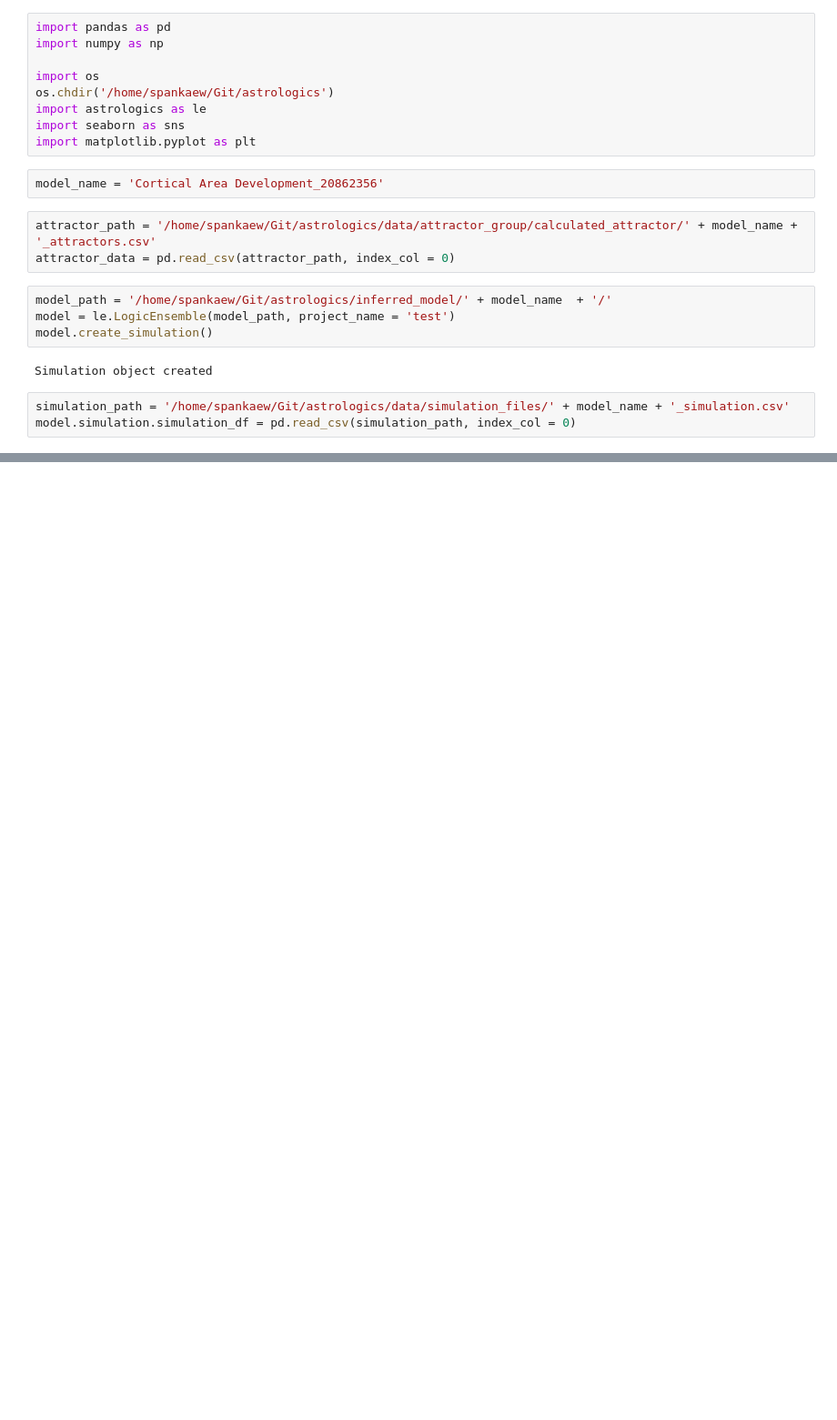
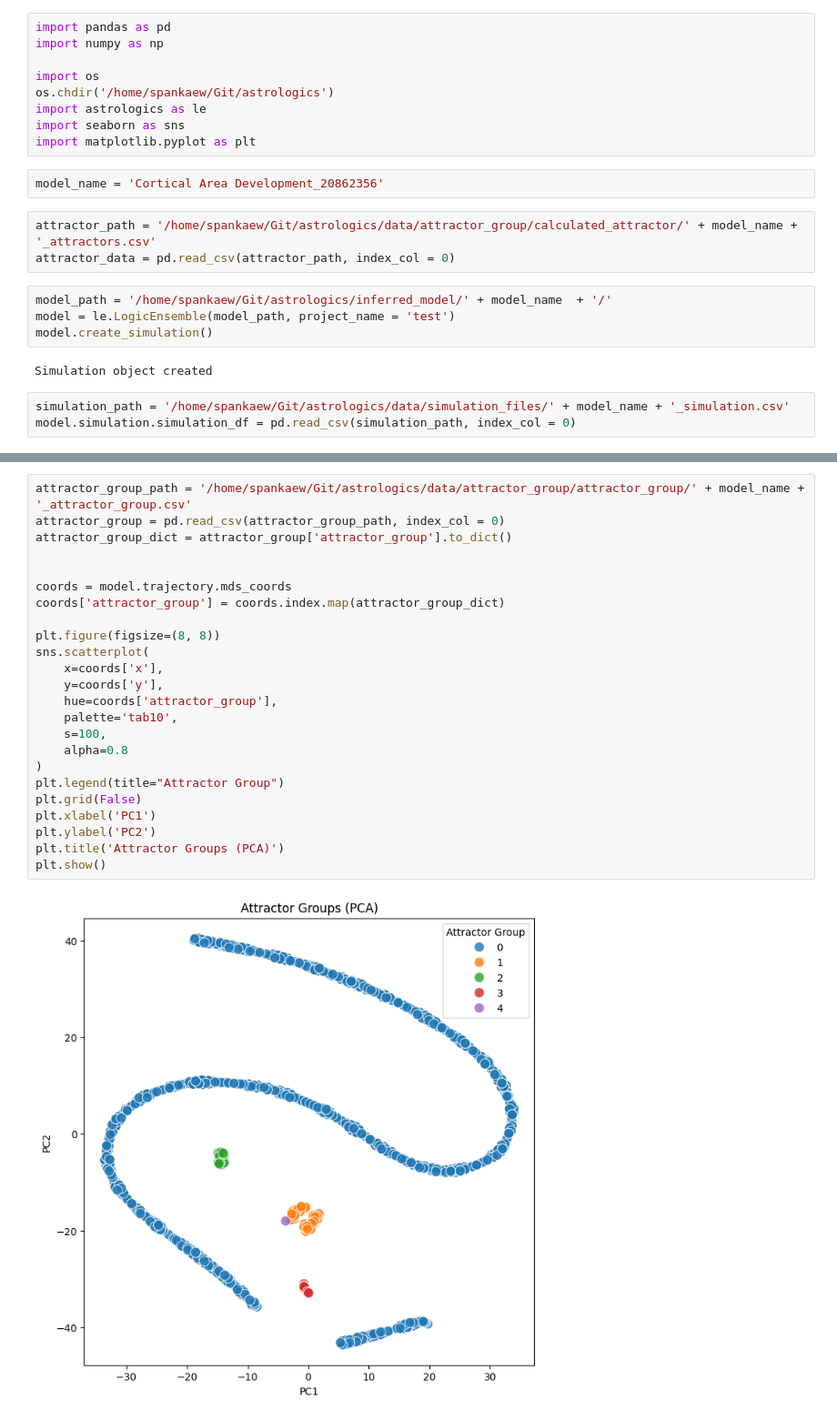
Before and after one commit to sysbio-curie/AstroLogics, a Jupyter notebook: scripts/SupplementaryAnalysis_Cortical Area Development_20862356.ipynb, the cells around one changed output, grey strips where cells are left out. Shown at 91% size. Drawn from its saved outputs; the diff is of its cells as text; blank space fills up the shorter version.

```diff
--- a/scripts/SupplementaryAnalysis_Cortical Area Development_20862356.ipynb
+++ b/scripts/SupplementaryAnalysis_Cortical Area Development_20862356.ipynb
@@ -41,0 +113,26 @@ model.trajectory.plot_MDS(s = 100, fig_size = (8,8))
+# %%
+attractor_group_path = '/home/spankaew/Git/astrologics/data/attractor_group/attractor_group/' + model_name + '_attractor_group.csv'
+attractor_group = pd.read_csv(attractor_group_path, index_col = 0)
+attractor_group_dict = attractor_group['attractor_group'].to_dict()
+
+
+coords = model.trajectory.mds_coords
+coords['attractor_group'] = coords.index.map(attractor_group_dict)
+
+plt.figure(figsize=(8, 8))
+sns.scatterplot(
+    x=coords['x'],
+    y=coords['y'],
+    hue=coords['attractor_group'],
+    palette='tab10',
+    s=100,
+    alpha=0.8
+)
+plt.legend(title="Attractor Group")
+plt.grid(False)
+plt.xlabel('PC1')
+plt.ylabel('PC2')
+plt.title('Attractor Groups (PCA)')
+plt.show()
+# %% [output]
+[figure, added]
```
Also changed, not shown: parts of 25 cells of this notebook, 4 other files.
